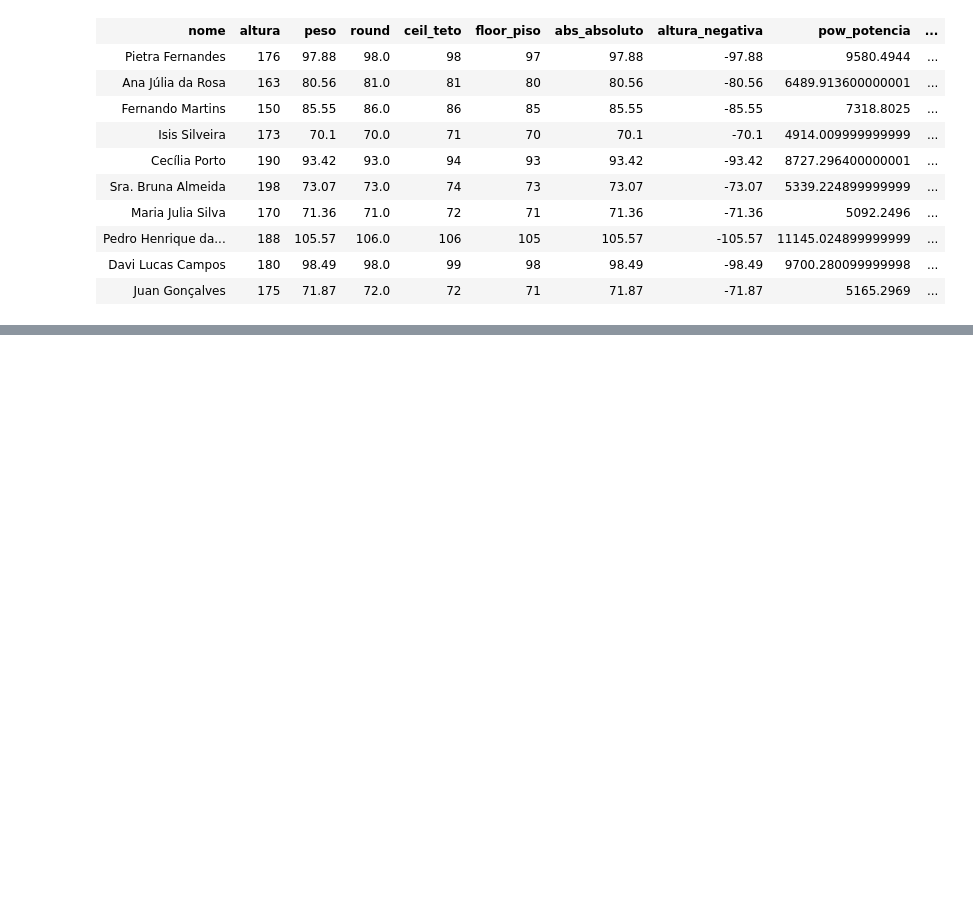
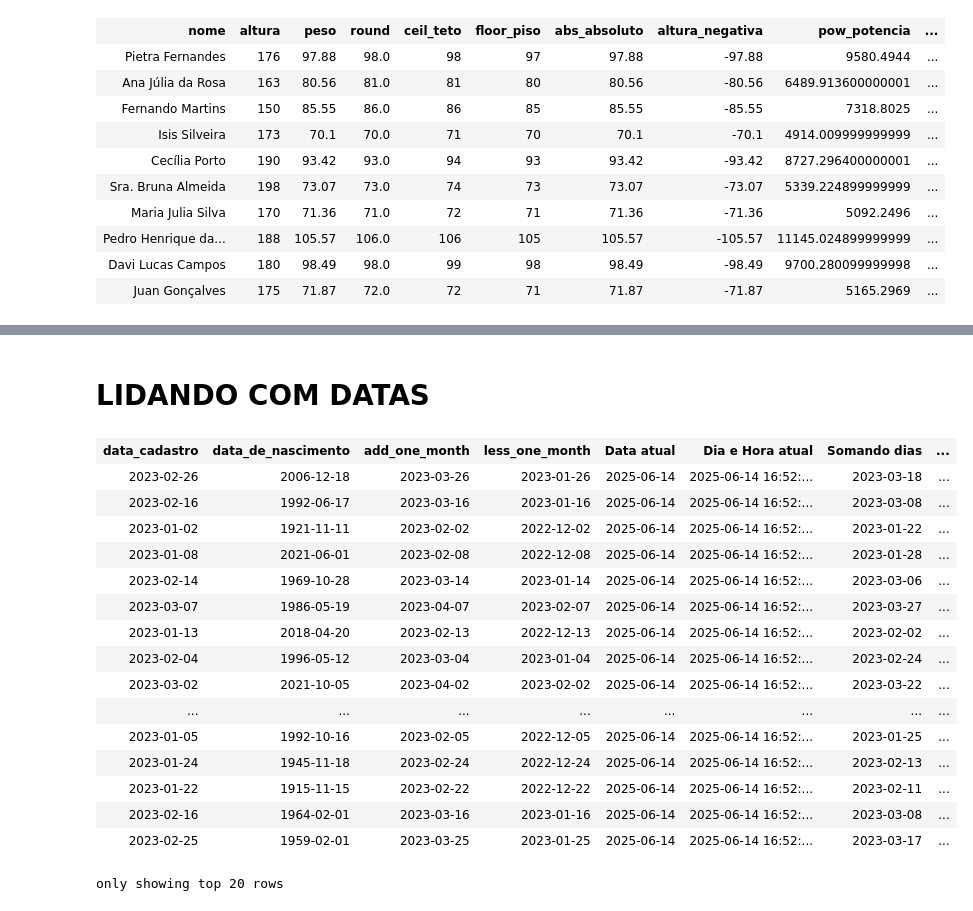
Before and after one commit to illives/Pyspark_Learning, a Jupyter notebook: funcoes_withcolumns.ipynb, the cells around one changed output, grey strips where cells are left out. Saved outputs shown, nothing was run; the diff lists cells and outputs as text; code cells hidden in the pictures; blank space fills up the shorter version.

Commit message:
Funcoes de Data do Spark

```diff
--- a/funcoes_withcolumns.ipynb
+++ b/funcoes_withcolumns.ipynb
@@ -235,0 +238,3 @@ df
+# %%
+df_data =   spark.read.parquet('.//data/DATASETS/DATASETS/LOGINS.parquet').select('data_cadastro', 'data_de_nascimento')
+df_data
@@ -235,0 +259,38 @@ df
+# %% [markdown]
+# LIDANDO COM DATAS
+# %%
+(
+    df_data
+    .withColumn('add_one_month', F.add_months('data_cadastro', 1))
+    .withColumn('less_one_month', F.add_months('data_cadastro', -1))
+    .withColumn('Data atual', F.current_date())
+    .withColumn('Dia e Hora atual', F.current_timestamp())
+    .withColumn('Somando dias', F.date_add('data_cadastro', 20))
+    .withColumn('Subtraindo dias', F.date_add('data_cadastro', -10))
+    .withColumn('Data formatada', F.date_format('data_cadastro', 'd/M/y'))
+    .withColumn('Diferença de dias', F.datediff('data_de_nascimento', 'data_cadastro'))
+    .withColumn('Dia do Mes', F.dayofmonth('data_de_nascimento'))
+    .withColumn('Dia da Semana', F.dayofweek('data_de_nascimento'))
+    .withColumn('Semana do Ano', F.weekofyear('data_de_nascimento'))
+    .withColumn('Ano de uma data', F.year('data_de_nascimento'))
+    .withColumn('Dia Anterior', F.last_day('data_de_nascimento'))
+    .withColumn('Criar Data', F.make_date(F.lit('2025'), F.lit('06'), F.lit('06')))
+)
+# %% [output]
+| data_cadastro | data_de_nascimento | add_one_month | less_one_month | Data atual | Dia e Hora atual | Somando dias | ... |
+| 2023-02-26 | 2006-12-18 | 2023-03-26 | 2023-01-26 | 2025-06-14 | 2025-06-14 16:52:... | 2023-03-18 | ... |
+| 2023-02-16 | 1992-06-17 | 2023-03-16 | 2023-01-16 | 2025-06-14 | 2025-06-14 16:52:... | 2023-03-08 | ... |
+| 2023-01-02 | 1921-11-11 | 2023-02-02 | 2022-12-02 | 2025-06-14 | 2025-06-14 16:52:... | 2023-01-22 | ... |
+| 2023-01-08 | 2021-06-01 | 2023-02-08 | 2022-12-08 | 2025-06-14 | 2025-06-14 16:52:... | 2023-01-28 | ... |
+| 2023-02-14 | 1969-10-28 | 2023-03-14 | 2023-01-14 | 2025-06-14 | 2025-06-14 16:52:... | 2023-03-06 | ... |
+| 2023-03-07 | 1986-05-19 | 2023-04-07 | 2023-02-07 | 2025-06-14 | 2025-06-14 16:52:... | 2023-03-27 | ... |
+| 2023-01-13 | 2018-04-20 | 2023-02-13 | 2022-12-13 | 2025-06-14 | 2025-06-14 16:52:... | 2023-02-02 | ... |
+| 2023-02-04 | 1996-05-12 | 2023-03-04 | 2023-01-04 | 2025-06-14 | 2025-06-14 16:52:... | 2023-02-24 | ... |
+| 2023-03-02 | 2021-10-05 | 2023-04-02 | 2023-02-02 | 2025-06-14 | 2025-06-14 16:52:... | 2023-03-22 | ... |
+| ... | ... | ... | ... | ... | ... | ... | ... |
+| 2023-01-05 | 1992-10-16 | 2023-02-05 | 2022-12-05 | 2025-06-14 | 2025-06-14 16:52:... | 2023-01-25 | ... |
+| 2023-01-24 | 1945-11-18 | 2023-02-24 | 2022-12-24 | 2025-06-14 | 2025-06-14 16:52:... | 2023-02-13 | ... |
+| 2023-01-22 | 1915-11-15 | 2023-02-22 | 2022-12-22 | 2025-06-14 | 2025-06-14 16:52:... | 2023-02-11 | ... |
+| 2023-02-16 | 1964-02-01 | 2023-03-16 | 2023-01-16 | 2025-06-14 | 2025-06-14 16:52:... | 2023-03-08 | ... |
+| 2023-02-25 | 1959-02-01 | 2023-03-25 | 2023-01-25 | 2025-06-14 | 2025-06-14 16:52:... | 2023-03-17 | ... |
+only showing top 20 rows
```
Also changed, not shown: parts of 2 cells of this notebook.
